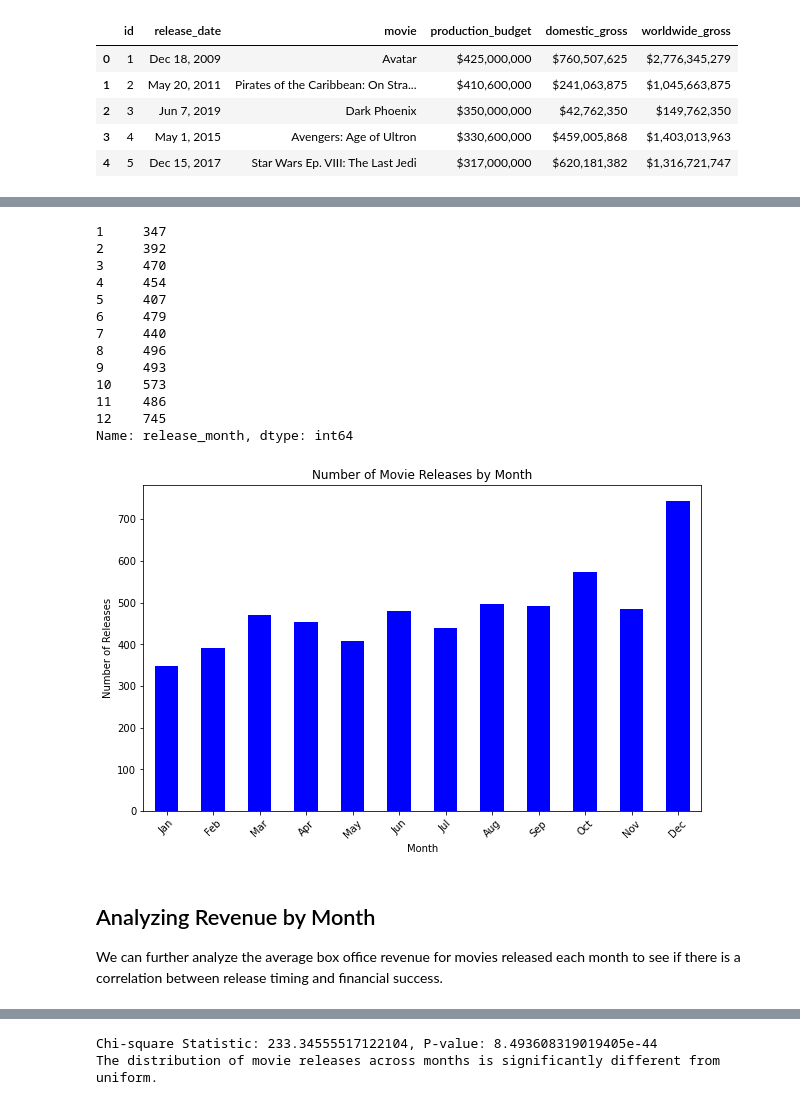
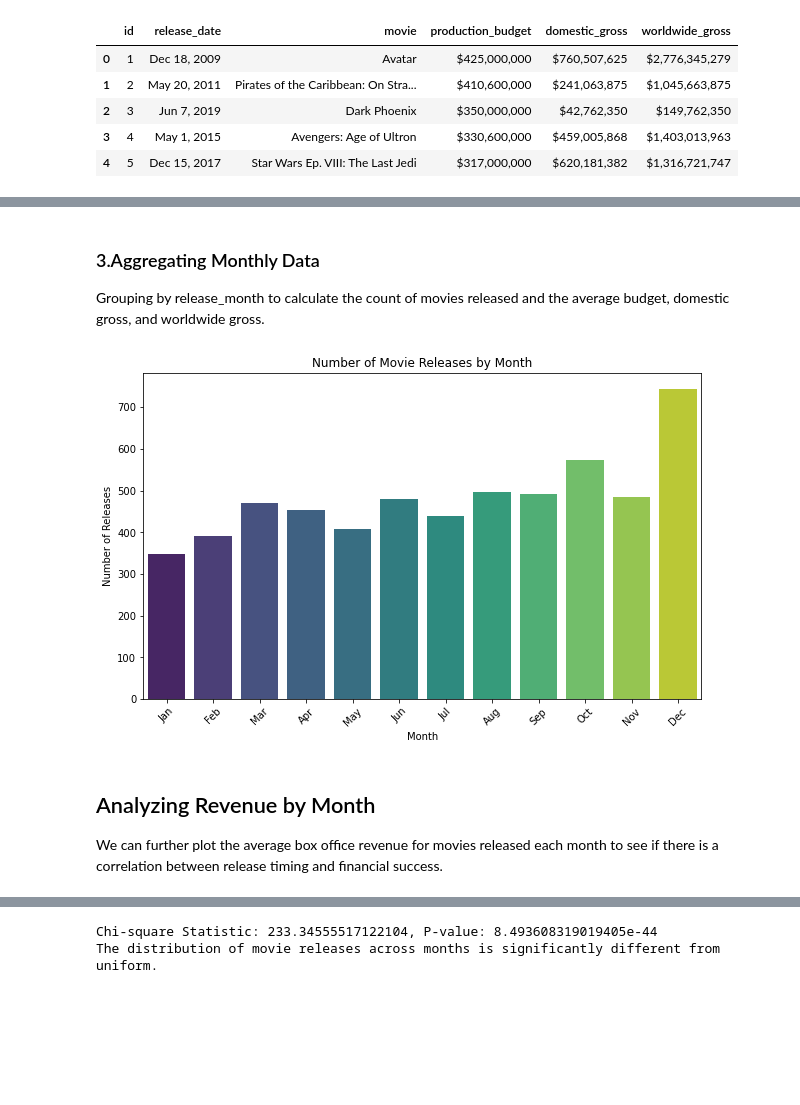
Before and after one commit to vnelima/Phase-2-Movie-project--Group-9, a Jupyter notebook: Collaborators/Loise/Loise.ipynb, the cells around one changed output, grey strips where cells are left out. Saved outputs shown, nothing was run; the diff lists cells and outputs as text; code cells hidden in the pictures; blank space fills up the shorter version.

```diff
--- a/Collaborators/Loise/Loise.ipynb
+++ b/Collaborators/Loise/Loise.ipynb
@@ -80,4 +60,0 @@ budget.duplicated().sum()
-# %%
-# Remove any non-numeric characters (like commas) and convert to float
-budget['domestic_gross'] = pd.to_numeric(budget['domestic_gross'].replace('[\$,]', '', regex=True))
-print(budget['domestic_gross'].dtype)
@@ -88,0 +64,6 @@ Now, we’ll analyze the number of movies released in each month to identify pea
+# %%
+# Remove dollar signs and commas from budget and revenue columns and convert them to numeric
+currency_columns = ['production_budget', 'domestic_gross', 'worldwide_gross']
+for col in currency_columns:
+    budget[col] = budget[col].replace('[\$,]', '', regex=True).astype(float)
+budget.info()
@@ -89,5 +84,7 @@ Now, we’ll analyze the number of movies released in each month to identify pea
 # %%
-budget['release_date']= pd.to_datetime(budget['release_date'])
+# Convert release_date to datetime and extract month and year for analysis
+budget['release_date'] = pd.to_datetime(budget['release_date'], errors='coerce')
 budget['release_month'] = budget['release_date'].dt.month
-budget['release_month'].head()
+budget['release_year'] = budget['release_date'].dt.year
+budget.head()
 # %% [output]
@@ -100,32 +97,25 @@ Name: release_month, dtype: int64
-# %%
-# Count number of movies released each month
-monthly_releases = budget['release_month'].value_counts().sort_index()
-monthly_releases
-# %% [output]
-1     347
-2     392
-3     470
-4     454
-5     407
-6     479
-7     440
-8     496
-9     493
-10    573
-11    486
-12    745
-Name: release_month, dtype: int64
+# %% [markdown]
+### 3.Aggregating Monthly Data
+Grouping by release_month to calculate the count of movies released and the average budget, domestic gross, and worldwide gross.
+# %%
+# Aggregate data by month to analyze release trends and financials
+monthly_data =budget.groupby('release_month').agg(
+    release_count=('id', 'size'),  # Count of movies released
+    avg_budget=('production_budget', 'mean'),  # Average production budget
+    avg_domestic_gross=('domestic_gross', 'mean'),  # Average domestic revenue
+    avg_worldwide_gross=('worldwide_gross', 'mean')  # Average worldwide revenue
+).reset_index()
 # %%
 # Plot the number of releases per month
 plt.figure(figsize=(10, 6))
-monthly_releases.plot(kind='bar', color='blue')
+sns.barplot(data=monthly_data,x='release_month', y='release_count',palette= 'viridis')
 plt.title('Number of Movie Releases by Month')
 plt.xlabel('Month')
 plt.ylabel('Number of Releases')
 plt.xticks(ticks=range(12), labels=['Jan', 'Feb', 'Mar', 'Apr', 'May', 'Jun', 'Jul', 'Aug', 'Sep', 'Oct', 'Nov', 'Dec'], rotation=45)
 plt.show()
 # %% [output]
-[figure, old version]
+[figure, new version]
 # %% [markdown]
 ## Analyzing Revenue by Month
-We can further analyze the average box office revenue for movies released each month to see if there is a correlation between release timing and financial success.
+We can further plot the average box office revenue for movies released each month to see if there is a correlation between release timing and financial success.
```
Also changed, not shown: parts of 22 cells of this notebook.
